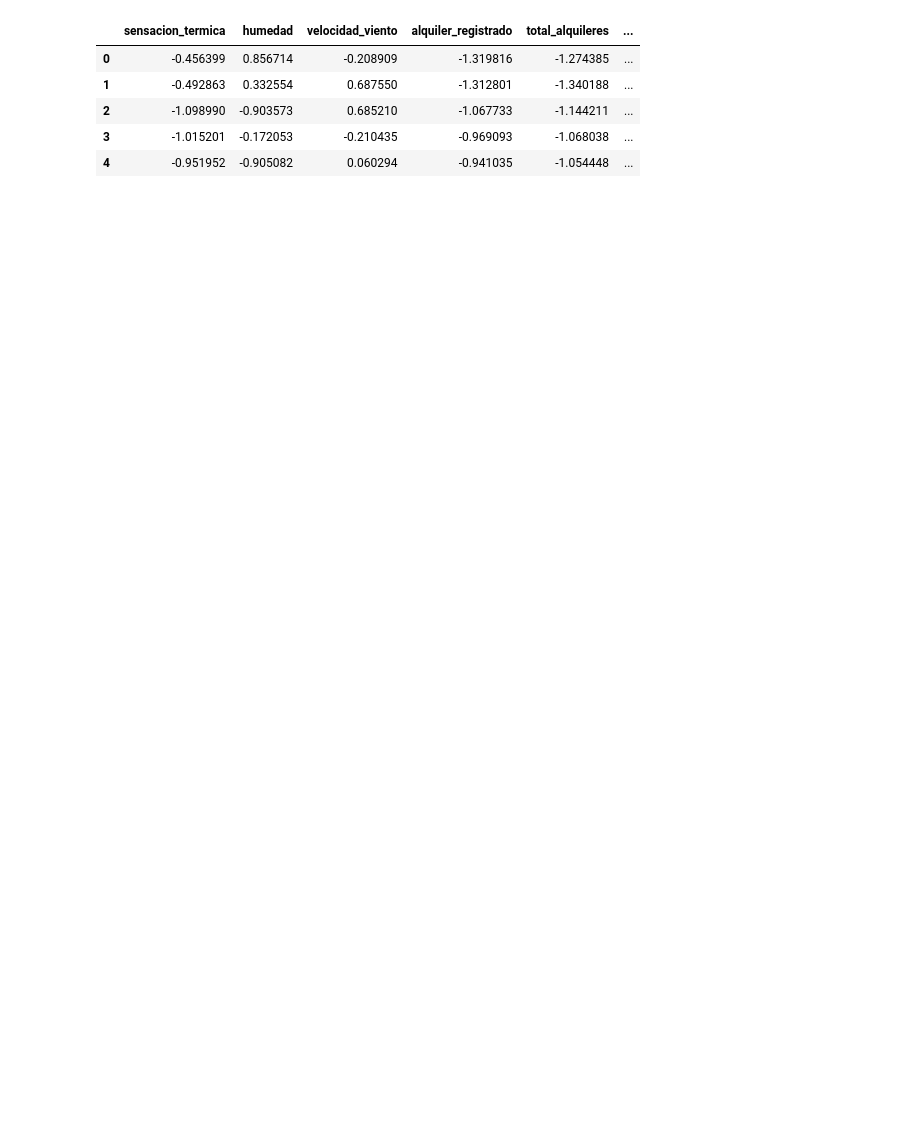
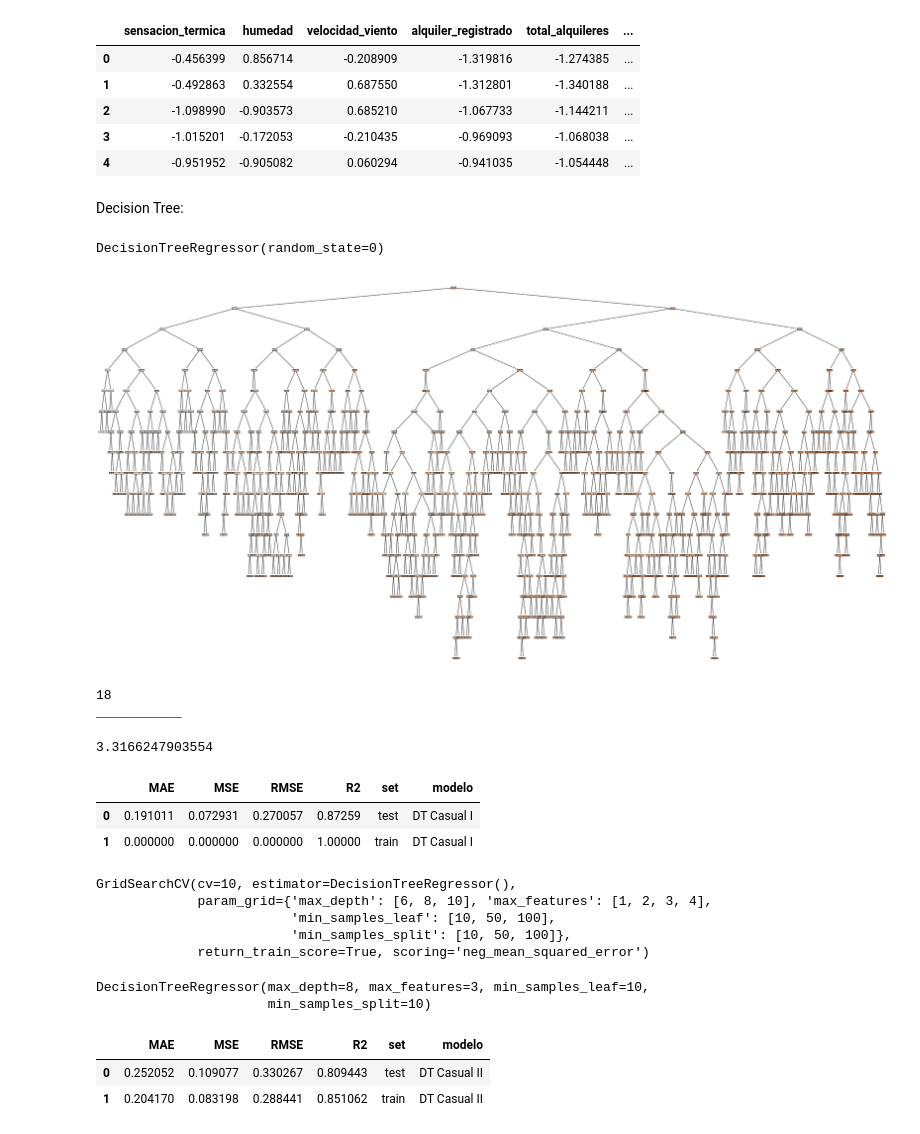
Before and after one commit to LourdesBoj/promoE-modulo3-proyecto-equipo3-Andrea-Catalina-Lourdes-AnaLopez, a Jupyter notebook: notebooks/modelo_1.ipynb, the cells around one changed output. Saved outputs shown, nothing was run; the diff lists cells and outputs as text; code cells hidden in the pictures; blank space fills up the shorter version.

Commit message:
modelo2

```diff
--- a/notebooks/modelo_1.ipynb
+++ b/notebooks/modelo_1.ipynb
@@ -255,3 +267,38 @@ df_estenc.head()
 #guardamos el dataframe
 
 df_estenc.to_csv('../data/df_estand_encod.csv')
+# %% [markdown]
+Decision Tree:
+# %%
+# dividimos en dos dataframes: x(predictoras) e y (variable respuesta)
+# creamos los 4 grupos (train-test)
+
+x= df_estenc.drop("alquiler_casual_boxcox", axis= 1)
+y = df_estenc["alquiler_casual_boxcox"]
+
+x_train_cas, x_test_cas, y_train_cas, y_test_cas = train_test_split(x, y, test_size = 0.2, random_state = 42)
+# %%
+# instanciamos el método y lo ajustamos:
+
+arbol_casual = DecisionTreeRegressor(random_state =0)
+arbol_casual.fit(x_train_cas, y_train_cas)
+# %% [output]
+DecisionTreeRegressor(random_state=0)
+# %%
+# imprimimos:
+
+fig = plt.figure(figsize = (40, 20))
+tree.plot_tree(arbol_casual, feature_names = list(x_train_cas.columns), filled = True);
+# %% [output]
+[figure, added]
+# %%
+# calculamos la profundidad y la raíz cuadrada de las variables:
+
+print(arbol_casual.tree_.max_depth)
+print("___________")
+max_features = np.sqrt(len(x_train_cas.columns))
+max_features
+# %% [output]
+18
+___________
+3.3166247903554
@@ -257,0 +330,7 @@ df_estenc.to_csv('../data/df_estand_encod.csv')
+# %%
+arbol_casual_resultado = metricas(y_test_cas, y_train_cas, y_pred_test_casual, y_pred_train_casual, "DT Casual I")
+arbol_casual_resultado
+# %% [output]
+|  | MAE | MSE | RMSE | R2 | set | modelo |
+| 0 | 0.191011 | 0.072931 | 0.270057 | 0.87259 | test | DT Casual I |
+| 1 | 0.000000 | 0.000000 | 0.000000 | 1.00000 | train | DT Casual I |
@@ -257,0 +342,22 @@ df_estenc.to_csv('../data/df_estand_encod.csv')
+# %%
+gs_casual = GridSearchCV(
+            estimator=DecisionTreeRegressor(), # tipo de modelo que queremos hacer
+            param_grid= param_casual, # hiperparámetros nuevos
+            cv=10, # crossvalidation
+            verbose= 0,
+            return_train_score = True, # para que nos devuelva el valor de las métricas de set de datos de entrenamiento
+            scoring="neg_mean_squared_error") # la métrica que queremos que nos devuelva
+
+gs_casual.fit(x_train_cas, y_train_cas)
+# %% [output]
+GridSearchCV(cv=10, estimator=DecisionTreeRegressor(),
+             param_grid={'max_depth': [6, 8, 10], 'max_features': [1, 2, 3, 4],
+                         'min_samples_leaf': [10, 50, 100],
+                         'min_samples_split': [10, 50, 100]},
+             return_train_score=True, scoring='neg_mean_squared_error')
+# %%
+mejor_modelo_casual = gs_casual.best_estimator_
+mejor_modelo_casual
+# %% [output]
+DecisionTreeRegressor(max_depth=8, max_features=3, min_samples_leaf=10,
+                      min_samples_split=10)
@@ -257,0 +367,7 @@ df_estenc.to_csv('../data/df_estand_encod.csv')
+# %%
+arbol_casual_resultado_2 = metricas(y_test_cas, y_train_cas, y_pred_test_casual_2, y_pred_train_casual_2, "DT Casual II")
+arbol_casual_resultado_2
+# %% [output]
+|  | MAE | MSE | RMSE | R2 | set | modelo |
+| 0 | 0.252052 | 0.109077 | 0.330267 | 0.809443 | test | DT Casual II |
+| 1 | 0.204170 | 0.083198 | 0.288441 | 0.851062 | train | DT Casual II |
```
Also changed, not shown: parts of 37 cells of this notebook, 11 other files.
